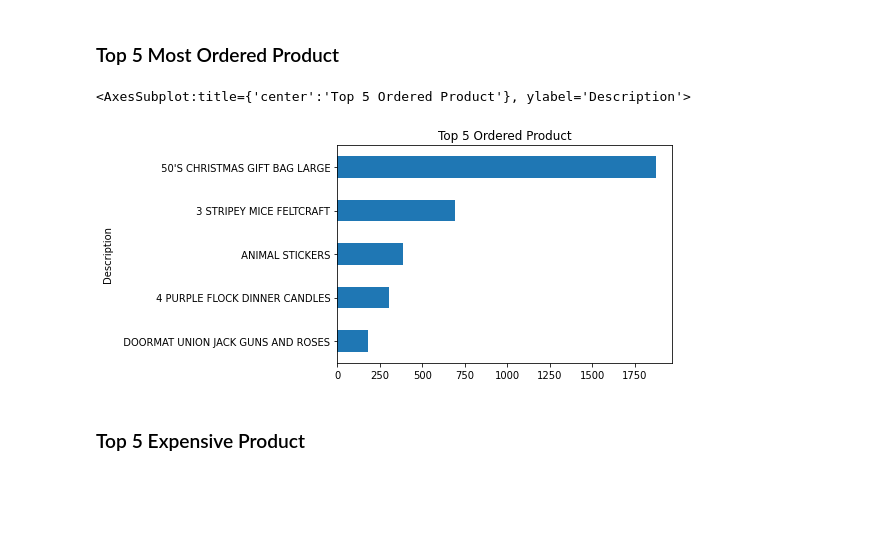
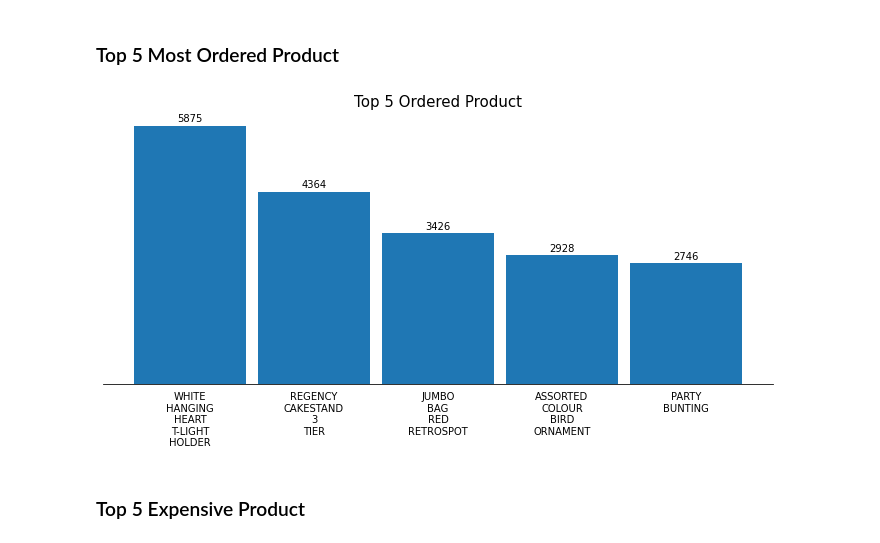
Before and after one commit to emirhansilsupur/CRM-Analytics, a Jupyter notebook: online_retail_for_rfm.ipynb, the cells around one changed output. Drawn from its saved outputs; the diff is of its cells as text; code cells hidden in the pictures; blank space fills up the shorter version.

Commit message:
re-orginize plot

```diff
--- a/online_retail_for_rfm.ipynb
+++ b/online_retail_for_rfm.ipynb
@@ -72,16 +72,29 @@ df["Total_Price"].head()
 Name: Total_Price, dtype: float64
 # %% [markdown]
 ### Top 5 Most Ordered Product
-# %%
-(df
-.groupby(["Description"])
-.Quantity
-.sum()
-.head()
-.sort_values()
-.plot(kind="barh",title="Top 5 Ordered Product"))
-# %% [output]
-<AxesSubplot:title={'center':'Top 5 Ordered Product'}, ylabel='Description'>
-[figure, removed]
+# %%
+fig, ax = plt.subplots(figsize=(12,5))
+
+counts = (df
+          .Description
+          .value_counts()
+          .head()
+          )
+
+
+(counts
+.plot.bar(width=.9, rot=0, ax=ax)
+)
+
+ax.set_xticklabels(["\n".join(label.split()) for label in counts.index])
+ax.spines[["top","right","left"]].set_visible(False)
+ax.set_title("Top 5 Ordered Product",fontsize=15)
+
+ax.get_yaxis().set_visible(False)
+ax.tick_params(bottom=False)
+for pos, value in enumerate(counts):
+    ax.text(pos, value+100, f"{value}",ha="center")
+# %% [output]
+[figure, added]
 # %% [markdown]
 ### Top 5 Expensive Product
```
Also changed, not shown: parts of 10 cells of this notebook.
